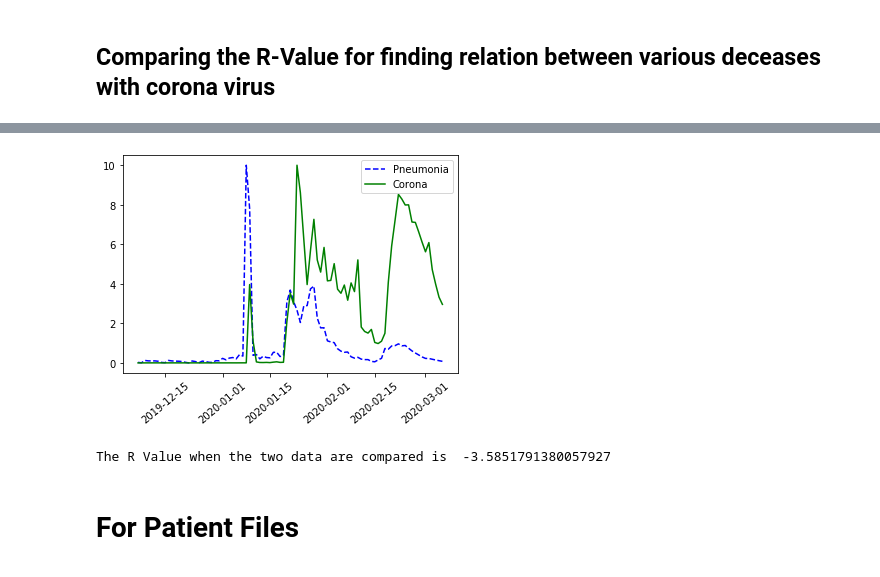
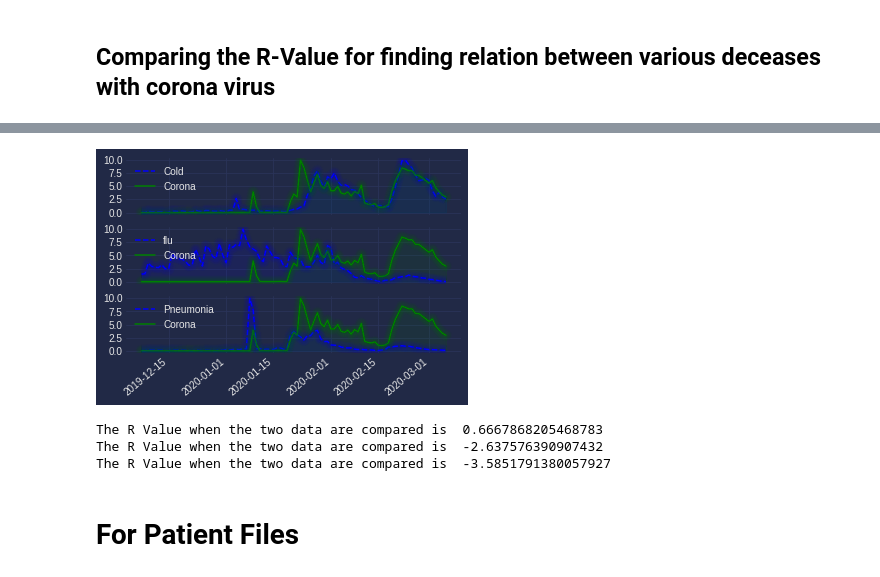
Before and after one commit to seneark/Corona_Virus_Analysis, a Jupyter notebook: Corona001.ipynb, the cells around one changed output, grey strips where cells are left out. Saved outputs shown, nothing was run; the diff lists cells and outputs as text; code cells hidden in the pictures.

```diff
--- a/Corona001.ipynb
+++ b/Corona001.ipynb
@@ -63,15 +54,40 @@ The R Value when the two data are compared is  -2.637576390907432
-# %%
-plt.plot(dataset.iloc[:,0].values, dataset.iloc[:,3].values, c="b", linestyle="--", label="Pneumonia")
-plt.plot(dataset.iloc[:,0].values, dataset.iloc[:,4].values, c="g", label="Corona")
-
-plt.legend()
-plt.xticks(rotation=40)
-plt.show()
-
-print("The R Value when the two data are compared is ",r2_score(dataset.iloc[:,3].values, dataset.iloc[:,4].values))
-# %% [output]
-[figure, removed]
-The R Value when the two data are compared is  -3.5851791380057927
+# %%
+fig, ax = plt.subplots(3, 1, sharex=True, sharey=True)
+fig.autofmt_xdate(rotation=40)
+
+ax[0].plot(dataset.iloc[:,0].values, dataset.iloc[:,1].values, c="b", linestyle="--", label="Cold")
+ax[0].plot(dataset.iloc[:,0].values, dataset.iloc[:,4].values, c="g", label="Corona")
+ax[0].yaxis.set_major_locator(plt.MaxNLocator(5))
+ax[0].legend()
+mplcyberpunk.add_glow_effects(ax=ax[0])
+
+
+ax[1].plot(dataset.iloc[:,0].values, dataset.iloc[:,2].values, c="b", linestyle="--", label="flu")
+ax[1].plot(dataset.iloc[:,0].values, dataset.iloc[:,4].values, c="g", label="Corona")
+ax[1].yaxis.set_major_locator(plt.MaxNLocator(5))
+ax[1].legend()
+mplcyberpunk.add_glow_effects(ax=ax[1])
+
+
+ax[2].plot(dataset.iloc[:,0].values, dataset.iloc[:,3].values, c="b", linestyle="--", label="Pneumonia")
+ax[2].plot(dataset.iloc[:,0].values, dataset.iloc[:,4].values, c="g", label="Corona")
+ax[2].yaxis.set_major_locator(plt.MaxNLocator(5))
+ax[2].legend()
+mplcyberpunk.add_glow_effects(ax=ax[2])
+
+
+plt.style.use('cyberpunk')
+plt.show()
+
+
+print("The R Value when the two data are compared is ",r2_score(dataset.iloc[:,1].values, dataset.iloc[:,4].values))
+print("The R Value when the two data are compared is ",r2_score(dataset.iloc[:,2].values, dataset.iloc[:,4].values))
+print("The R Value when the two data are compared is ",r2_score(dataset.iloc[:,3].values, dataset.iloc[:,4].values))
+# %% [output]
+[figure, added]
+The R Value when the two data are compared is  0.6667868205468783
+The R Value when the two data are compared is  -2.637576390907432
+The R Value when the two data are compared is  -3.5851791380057927
 # %% [markdown]
 # For Patient Files
 # %%
```
Also changed, not shown: parts of 9 cells of this notebook.
